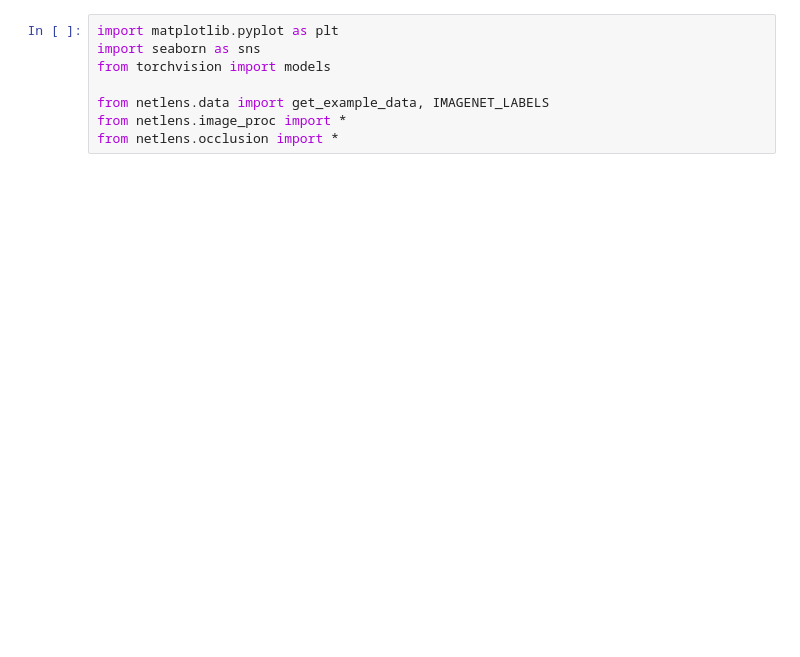
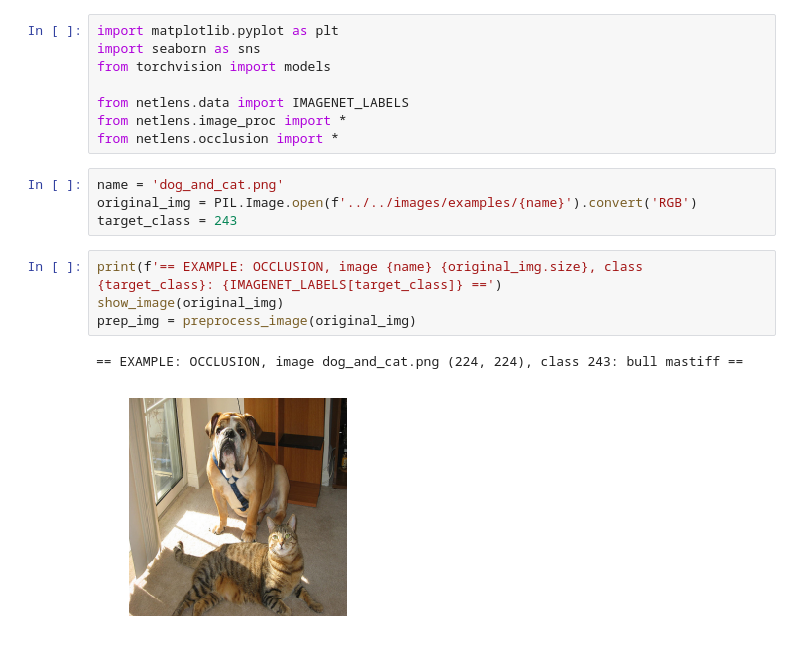
Before and after one commit to deepfx/netlens, a Jupyter notebook: nbs/examples/occlusion.ipynb, the cells around one changed output. Drawn from its saved outputs; the diff is of its cells as text; blank space fills up the shorter version.

```diff
--- a/nbs/examples/occlusion.ipynb
+++ b/nbs/examples/occlusion.ipynb
@@ -3,6 +3,17 @@ import matplotlib.pyplot as plt
 import seaborn as sns
 from torchvision import models
 
-from netlens.data import get_example_data, IMAGENET_LABELS
+from netlens.data import IMAGENET_LABELS
 from netlens.image_proc import *
 from netlens.occlusion import *
+# %%
+name = 'dog_and_cat.png'
+original_img = PIL.Image.open(f'../../images/examples/{name}').convert('RGB')
+target_class = 243
+# %%
+print(f'== EXAMPLE: OCCLUSION, image {name} {original_img.size}, class {target_class}: {IMAGENET_LABELS[target_class]} ==')
+show_image(original_img)
+prep_img = preprocess_image(original_img)
+# %% [output]
+== EXAMPLE: OCCLUSION, image dog_and_cat.png (224, 224), class 243: bull mastiff ==
+[figure, added]
```
Also changed, not shown: parts of 2 cells of this notebook, 6 other files.
